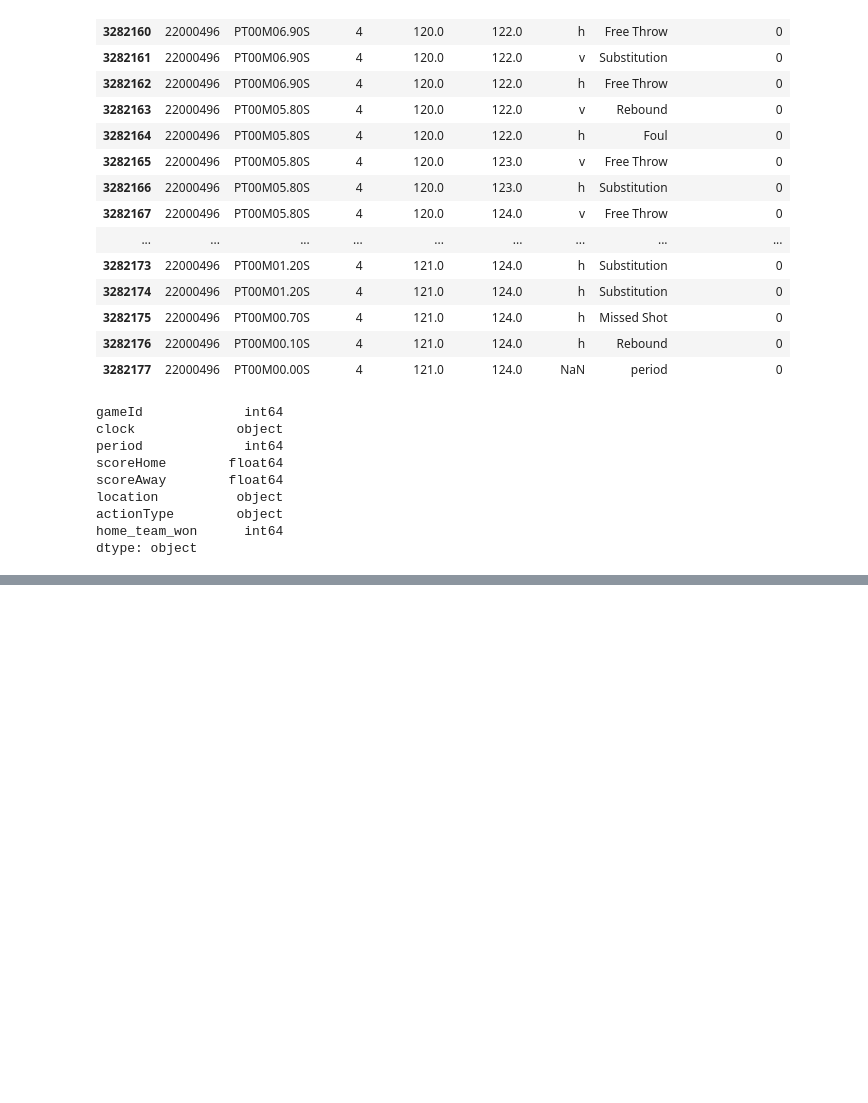
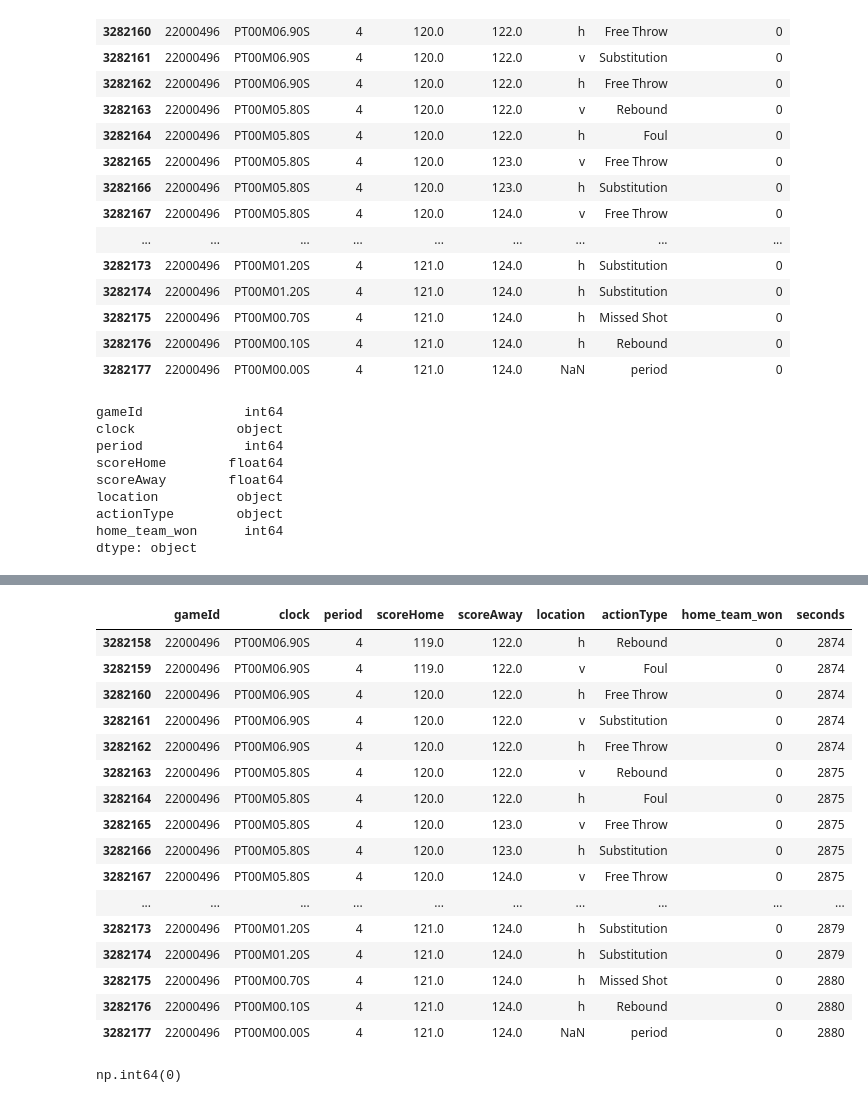
Before and after one commit to htaheri17/Real-Time-Win-Probability-Predictor, a Jupyter notebook: notebooks/win_probability_model.ipynb, the cells around one changed output, grey strips where cells are left out. Drawn from its saved outputs; the diff is of its cells as text; code cells hidden in the pictures; blank space fills up the shorter version.

```diff
--- a/notebooks/win_probability_model.ipynb
+++ b/notebooks/win_probability_model.ipynb
@@ -155,0 +217,25 @@ dtype: object
+# %%
+df.tail(20)
+# %% [output]
+|  | gameId | clock | period | scoreHome | scoreAway | location | actionType | home_team_won | seconds |
+| 3282158 | 22000496 | PT00M06.90S | 4 | 119.0 | 122.0 | h | Rebound | 0 | 2874 |
+| 3282159 | 22000496 | PT00M06.90S | 4 | 119.0 | 122.0 | v | Foul | 0 | 2874 |
+| 3282160 | 22000496 | PT00M06.90S | 4 | 120.0 | 122.0 | h | Free Throw | 0 | 2874 |
+| 3282161 | 22000496 | PT00M06.90S | 4 | 120.0 | 122.0 | v | Substitution | 0 | 2874 |
+| 3282162 | 22000496 | PT00M06.90S | 4 | 120.0 | 122.0 | h | Free Throw | 0 | 2874 |
+| 3282163 | 22000496 | PT00M05.80S | 4 | 120.0 | 122.0 | v | Rebound | 0 | 2875 |
+| 3282164 | 22000496 | PT00M05.80S | 4 | 120.0 | 122.0 | h | Foul | 0 | 2875 |
+| 3282165 | 22000496 | PT00M05.80S | 4 | 120.0 | 123.0 | v | Free Throw | 0 | 2875 |
+| 3282166 | 22000496 | PT00M05.80S | 4 | 120.0 | 123.0 | h | Substitution | 0 | 2875 |
+| 3282167 | 22000496 | PT00M05.80S | 4 | 120.0 | 124.0 | v | Free Throw | 0 | 2875 |
+| ... | ... | ... | ... | ... | ... | ... | ... | ... | ... |
+| 3282173 | 22000496 | PT00M01.20S | 4 | 121.0 | 124.0 | h | Substitution | 0 | 2879 |
+| 3282174 | 22000496 | PT00M01.20S | 4 | 121.0 | 124.0 | h | Substitution | 0 | 2879 |
+| 3282175 | 22000496 | PT00M00.70S | 4 | 121.0 | 124.0 | h | Missed Shot | 0 | 2880 |
+| 3282176 | 22000496 | PT00M00.10S | 4 | 121.0 | 124.0 | h | Rebound | 0 | 2880 |
+| 3282177 | 22000496 | PT00M00.00S | 4 | 121.0 | 124.0 | NaN | period | 0 | 2880 |
+# %%
+# count the amount of values for seconds
+df["seconds"].isna().sum()
+# %% [output]
+np.int64(0)
```
Also changed, not shown: parts of 5 cells of this notebook.
